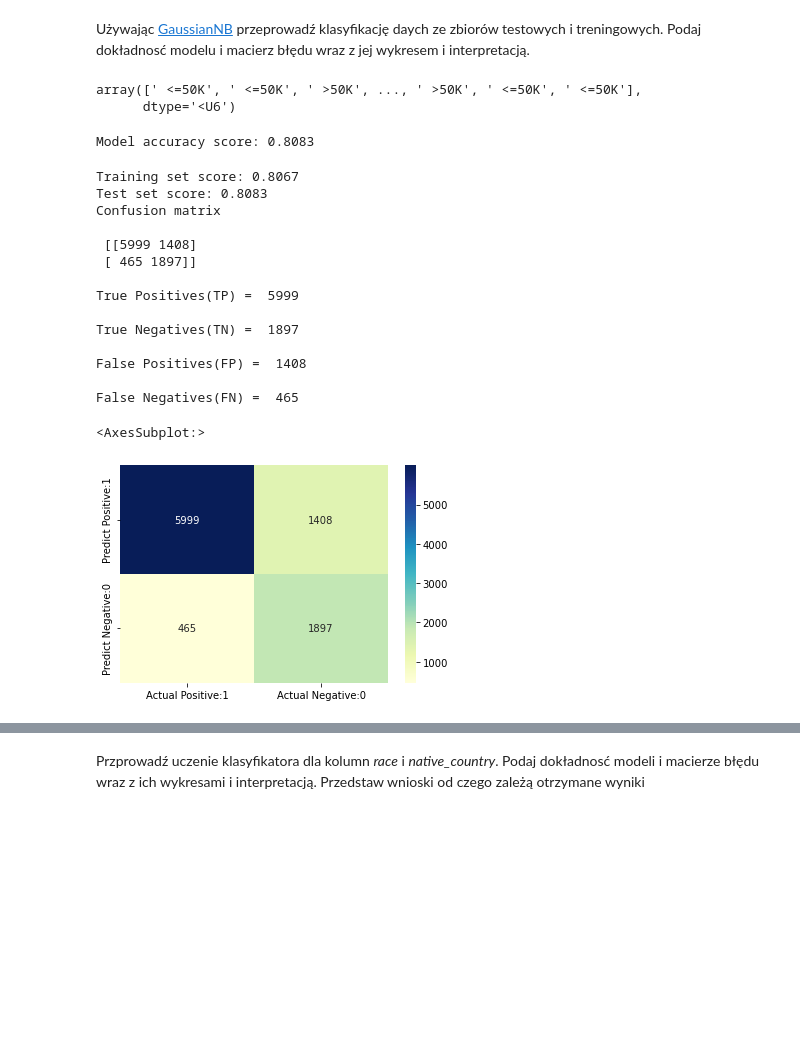
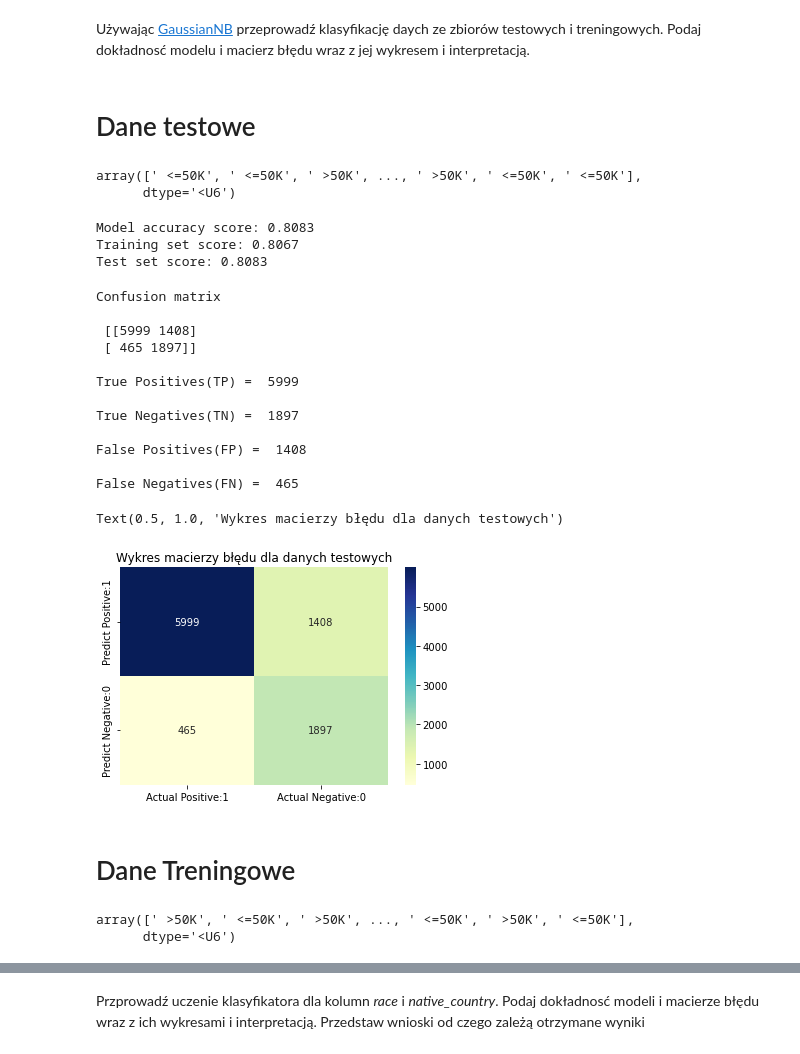
Before and after one commit to Wszydlo/Lab9_WitoldSzydlo, a Jupyter notebook: raport.ipynb, the cells around one changed output, grey strips where cells are left out. Cells and saved outputs as stored; diff of their text form; code cells hidden in the pictures; blank space fills up the shorter version.

```diff
--- a/raport.ipynb
+++ b/raport.ipynb
@@ -121,6 +121,8 @@ X_train = pd.DataFrame(X_train, columns=[cols])
 X_test = pd.DataFrame(X_test, columns=[cols])
 # %% [markdown]
 Używając [GaussianNB](https://scikit-learn.org/stable/modules/generated/sklearn.naive_bayes.GaussianNB.html) przeprowadź klasyfikację daych ze zbiorów testowych i treningowych. Podaj dokładnosć modelu i macierz błędu wraz z jej wykresem i interpretacją.
+# %% [markdown]
+# Dane testowe
 # %%
 from sklearn.naive_bayes import GaussianNB
 
@@ -145,35 +147,45 @@ print('Test set score: {:.4f}'.format(gnb.score(X_test, y_test)))
 cm = confusion_matrix(y_test, y_pred)
 print('Confusion matrix\n\n', cm)
 
 print('\nTrue Positives(TP) = ', cm[0,0])
 
 print('\nTrue Negatives(TN) = ', cm[1,1])
 
 print('\nFalse Positives(FP) = ', cm[0,1])
 
 print('\nFalse Negatives(FN) = ', cm[1,0])
 
 
 
 cm_matrix = pd.DataFrame(data=cm, columns=['Actual Positive:1', 'Actual Negative:0'],
                                  index=['Predict Positive:1', 'Predict Negative:0'])
-
+plt.figure()
 sns.heatmap(cm_matrix, annot=True, fmt='d', cmap='YlGnBu')
+plt.title('Wykres macierzy błędu dla danych testowych')
 # %% [output]
 Model accuracy score: 0.8083
+Training set score: 0.8067
+Test set score: 0.8083
-Training set score: 0.8067
-Test set score: 0.8083
 Confusion matrix
 
  [[5999 1408]
  [ 465 1897]]
 
 True Positives(TP) =  5999
 
 True Negatives(TN) =  1897
 
 False Positives(FP) =  1408
 
 False Negatives(FN) =  465
-<AxesSubplot:>
+Text(0.5, 1.0, 'Wykres macierzy błędu dla danych testowych')
-[figure, old version]
+[figure, new version]
+# %% [markdown]
+# Dane Treningowe
+# %%
+y_pred_treningowe = gnb.predict(X_train)
+
+y_pred_treningowe
+# %% [output]
+array([' >50K', ' <=50K', ' >50K', ..., ' <=50K', ' >50K', ' <=50K'],
+      dtype='<U6')
```
Also changed, not shown: parts of 11 cells of this notebook.
